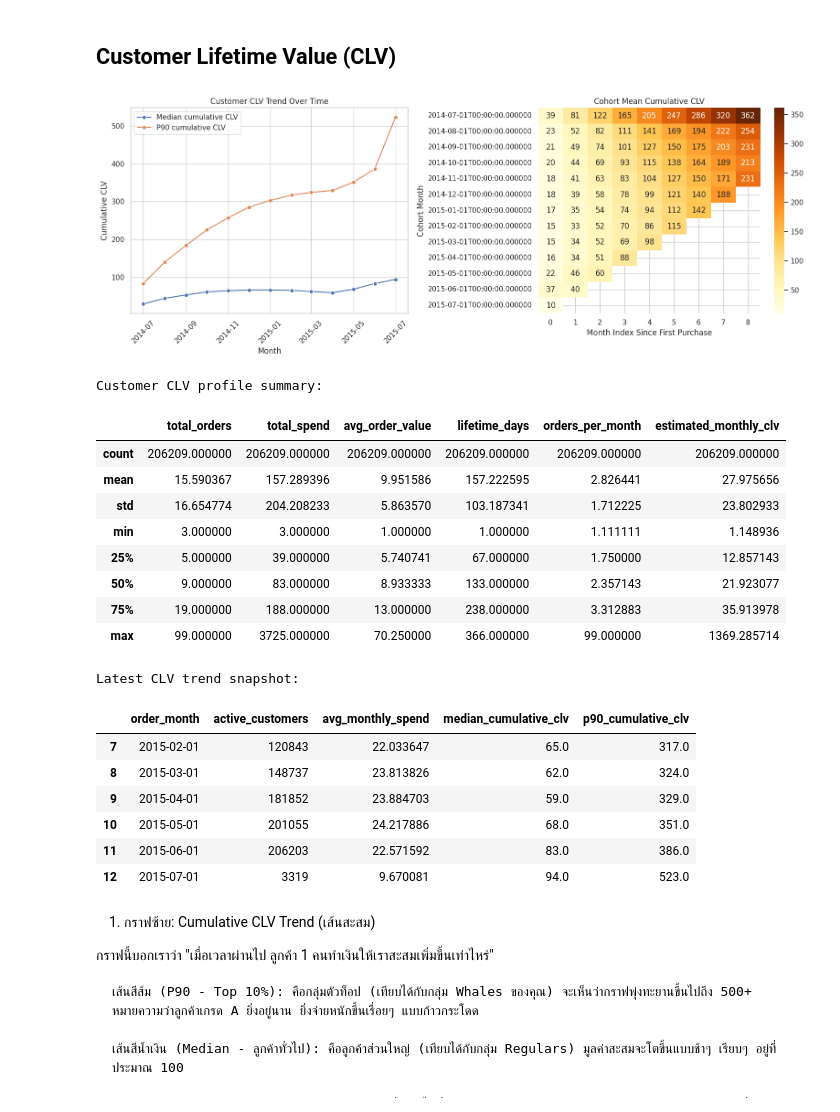
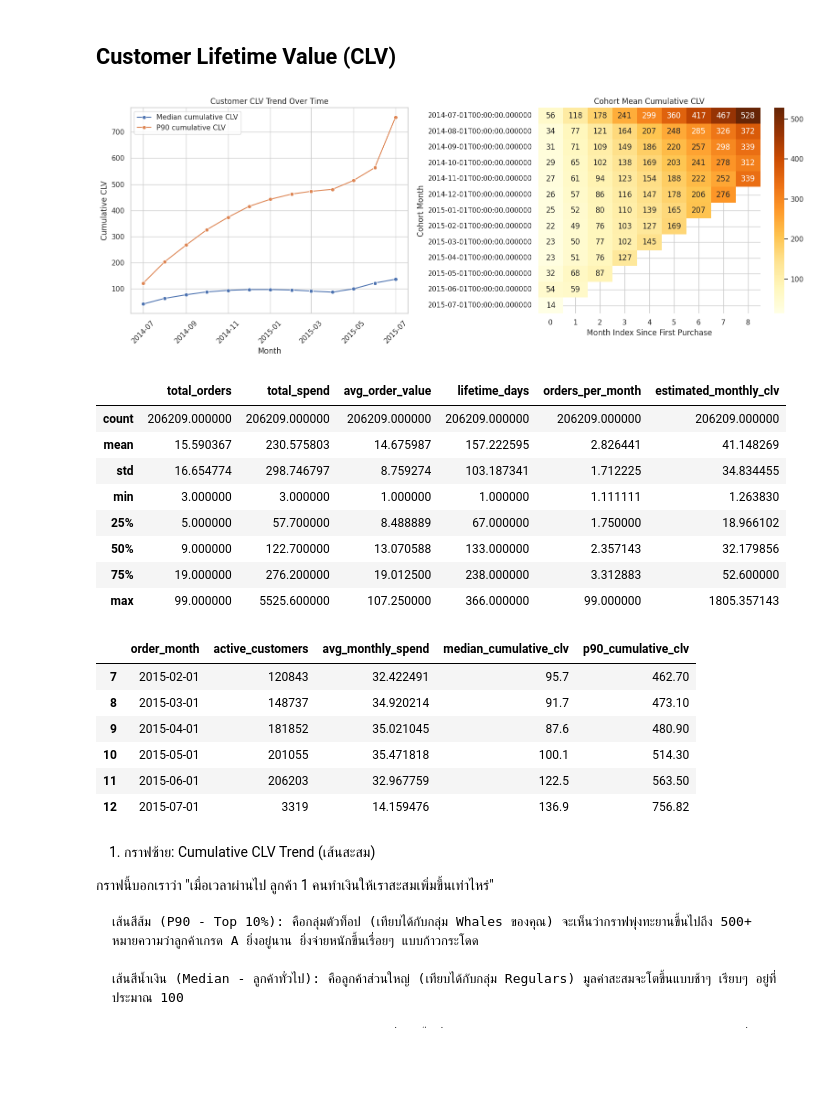
Before and after one commit to ppts2545/Instacart-Market-Basket-Analysis, a Jupyter notebook: notebooks/02_Exploratory_Data_Analysis/02a_customer_kpi_segments.ipynb, the cells around one changed output. Cells and saved outputs as stored; diff of their text form; code cells hidden in the pictures; blank space fills up the shorter version.

```diff
--- a/notebooks/02_Exploratory_Data_Analysis/02a_customer_kpi_segments.ipynb
+++ b/notebooks/02_Exploratory_Data_Analysis/02a_customer_kpi_segments.ipynb
@@ -87,3 +23,21 @@ Columns: ['order_id', 'product_id', 'add_to_cart_order', 'reordered', 'user_id',
+# %%
+DATA_PATH = '../../data/processed/quality'
+
+orders = pd.read_csv(Path(DATA_PATH) / 'orders_clean.csv')
+order_products_prior = pd.read_csv(Path(DATA_PATH) / 'order_products_prior_clean.csv')
+order_products_train = pd.read_csv(Path(DATA_PATH) / 'order_products_train_clean.csv')
+products = pd.read_csv(Path(DATA_PATH) / 'products_clean.csv')
+aisles = pd.read_csv(Path(DATA_PATH) / 'aisles_clean.csv')
+departments = pd.read_csv(Path(DATA_PATH) / 'departments_clean.csv')
+
+tables = {
+    'orders': orders,
+    'order_products_prior': order_products_prior,
+    'order_products_train': order_products_train,
+    'products': products,
+    'aisles': aisles,
+    'departments': departments,
+}
 # %% [markdown]
 # 1) Customer Segmentation Value Analysis By Reorder Time
 
@@ -379,6 +359,8 @@ df["value_weight"] = df["value_weight"].fillna(1.5)
 
 df["quantity"] = 1
 df["value_index"] = df["quantity"] * df["value_weight"]
+
+df["total_price"] = df["value_index"]
 # %%
 # =========================
 # 3) CUSTOMER LEVEL AGG
@@ -504,9 +486,6 @@ plt.show()
 # --- Customer Lifetime Value (CLV) trends ---
 CLV_FREQ = "M"  # monthly trend
 MAX_MONTH_INDEX = 8  # keep cohort chart readable
-
-if "total_price" not in df.columns:
-    raise ValueError("`total_price` column is required for CLV analysis.")
 
 # Build order-level value first to avoid line-level double counting in CLV.
 order_value = (
@@ -604,55 +583,53 @@ sns.lineplot(
     marker="o",
     label="P90 cumulative CLV",
     ax=axes[0],
 )
 axes[0].set_title("Customer CLV Trend Over Time")
 axes[0].set_xlabel("Month")
 axes[0].set_ylabel("Cumulative CLV")
 axes[0].tick_params(axis="x", rotation=45)
 
 sns.heatmap(cohort_clv_pivot, annot=True, fmt=".0f", cmap="YlOrBr", ax=axes[1])
 axes[1].set_title("Cohort Mean Cumulative CLV")
 axes[1].set_xlabel("Month Index Since First Purchase")
 axes[1].set_ylabel("Cohort Month")
 
 plt.tight_layout()
 plt.show()
 
-show_df(
+display(
     customer_clv[[
         "total_orders",
         "total_spend",
         "avg_order_value",
         "lifetime_days",
         "orders_per_month",
         "estimated_monthly_clv",
     ]].describe(),
     title="Customer CLV profile summary:",
 )
-show_df(clv_trend.tail(6), title="Latest CLV trend snapshot:")
+display(clv_trend.tail(6), title="Latest CLV trend snapshot:")
 
 if SHOW_VERBOSE_TABLES:
-    show_df(cohort_clv_progress.head(20), title="Cohort CLV progression sample:")
+    display(cohort_clv_progress.head(20), title="Cohort CLV progression sample:")
 # %% [output]
-[figure, old version]
+[figure, new version]
-Customer CLV profile summary:
 |  | total_orders | total_spend | avg_order_value | lifetime_days | orders_per_month | estimated_monthly_clv |
 | count | 206209.000000 | 206209.000000 | 206209.000000 | 206209.000000 | 206209.000000 | 206209.000000 |
-| mean | 15.590367 | 157.289396 | 9.951586 | 157.222595 | 2.826441 | 27.975656 |
-| std | 16.654774 | 204.208233 | 5.863570 | 103.187341 | 1.712225 | 23.802933 |
-| min | 3.000000 | 3.000000 | 1.000000 | 1.000000 | 1.111111 | 1.148936 |
-| 25% | 5.000000 | 39.000000 | 5.740741 | 67.000000 | 1.750000 | 12.857143 |
-| 50% | 9.000000 | 83.000000 | 8.933333 | 133.000000 | 2.357143 | 21.923077 |
-| 75% | 19.000000 | 188.000000 | 13.000000 | 238.000000 | 3.312883 | 35.913978 |
-| max | 99.000000 | 3725.000000 | 70.250000 | 366.000000 | 99.000000 | 1369.285714 |
+| mean | 15.590367 | 230.575803 | 14.675987 | 157.222595 | 2.826441 | 41.148269 |
+| std | 16.654774 | 298.746797 | 8.759274 | 103.187341 | 1.712225 | 34.834455 |
+| min | 3.000000 | 3.000000 | 1.000000 | 1.000000 | 1.111111 | 1.263830 |
+| 25% | 5.000000 | 57.700000 | 8.488889 | 67.000000 | 1.750000 | 18.966102 |
+| 50% | 9.000000 | 122.700000 | 13.070588 | 133.000000 | 2.357143 | 32.179856 |
+| 75% | 19.000000 | 276.200000 | 19.012500 | 238.000000 | 3.312883 | 52.600000 |
+| max | 99.000000 | 5525.600000 | 107.250000 | 366.000000 | 99.000000 | 1805.357143 |
-Latest CLV trend snapshot:
 |  | order_month | active_customers | avg_monthly_spend | median_cumulative_clv | p90_cumulative_clv |
-| 7 | 2015-02-01 | 120843 | 22.033647 | 65.0 | 317.0 |
-| 8 | 2015-03-01 | 148737 | 23.813826 | 62.0 | 324.0 |
-| 9 | 2015-04-01 | 181852 | 23.884703 | 59.0 | 329.0 |
-| 10 | 2015-05-01 | 201055 | 24.217886 | 68.0 | 351.0 |
-| 11 | 2015-06-01 | 206203 | 22.571592 | 83.0 | 386.0 |
-| 12 | 2015-07-01 | 3319 | 9.670081 | 94.0 | 523.0 |
+| 7 | 2015-02-01 | 120843 | 32.422491 | 95.7 | 462.70 |
+| 8 | 2015-03-01 | 148737 | 34.920214 | 91.7 | 473.10 |
+| 9 | 2015-04-01 | 181852 | 35.021045 | 87.6 | 480.90 |
+| 10 | 2015-05-01 | 201055 | 35.471818 | 100.1 | 514.30 |
+| 11 | 2015-06-01 | 206203 | 32.967759 | 122.5 | 563.50 |
+| 12 | 2015-07-01 | 3319 | 14.159476 | 136.9 | 756.82 |
 # %% [markdown]
 1. กราฟซ้าย: Cumulative CLV Trend (เส้นสะสม)
 
```
Also changed, not shown: parts of 9 cells of this notebook, 2 other files.
